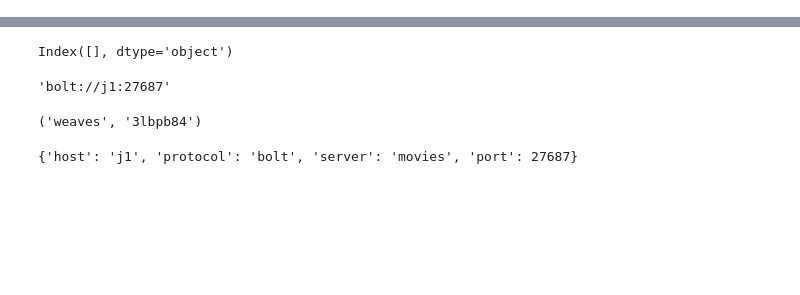
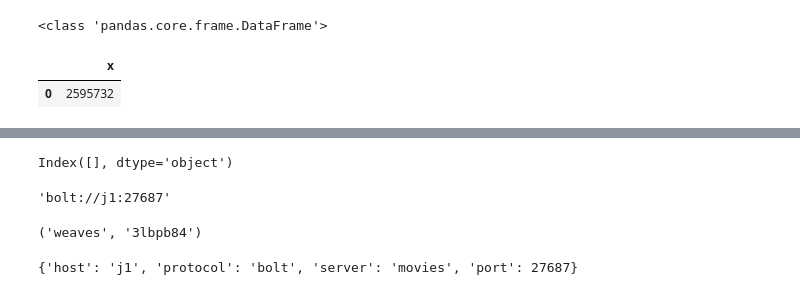
Before and after one commit to eepgwde/pitono, a Jupyter notebook: weaves.ipynb, the cells around one changed output, grey strips where cells are left out. Saved outputs shown, nothing was run; the diff lists cells and outputs as text; code cells hidden in the pictures; blank space fills up the shorter version.

Commit message:
added a QFetch for q

```diff
--- a/weaves.ipynb
+++ b/weaves.ipynb
@@ -18,6 +15,18 @@ logging.basicConfig(filename='test.log', level=logging.DEBUG)
 logger = logging.getLogger('Test')
 sh = logging.StreamHandler()
 logger.addHandler(sh)
+# %%
+## This needs a q server running - see dunnh qserve
+
+q0 = DataFrames.instance().qfetcher(r'http://localhost:4444')
+df0 = q0.fetch(r'select count i from trns')
+
+print(type(df0))
+df0
+# %% [output]
+<class 'pandas.core.frame.DataFrame'>
+|  | x |
+| 0 | 2595732 |
 # %%
 from weaves import DataFrames
 
```
Also changed, not shown: parts of 1 cell of this notebook, 1 other file.
